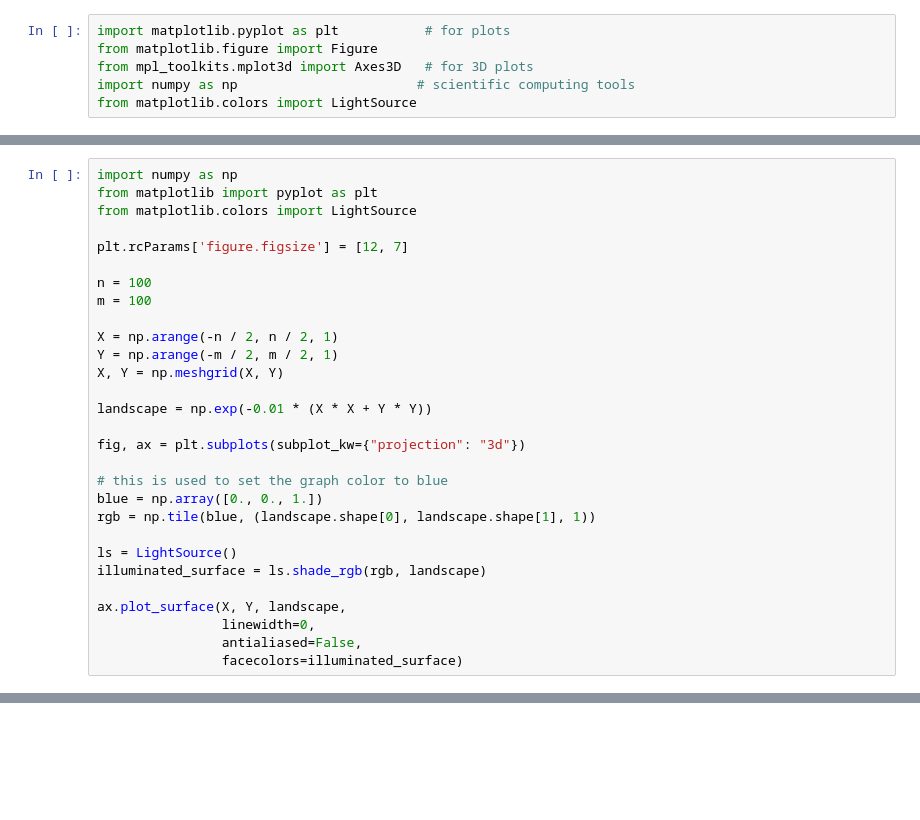
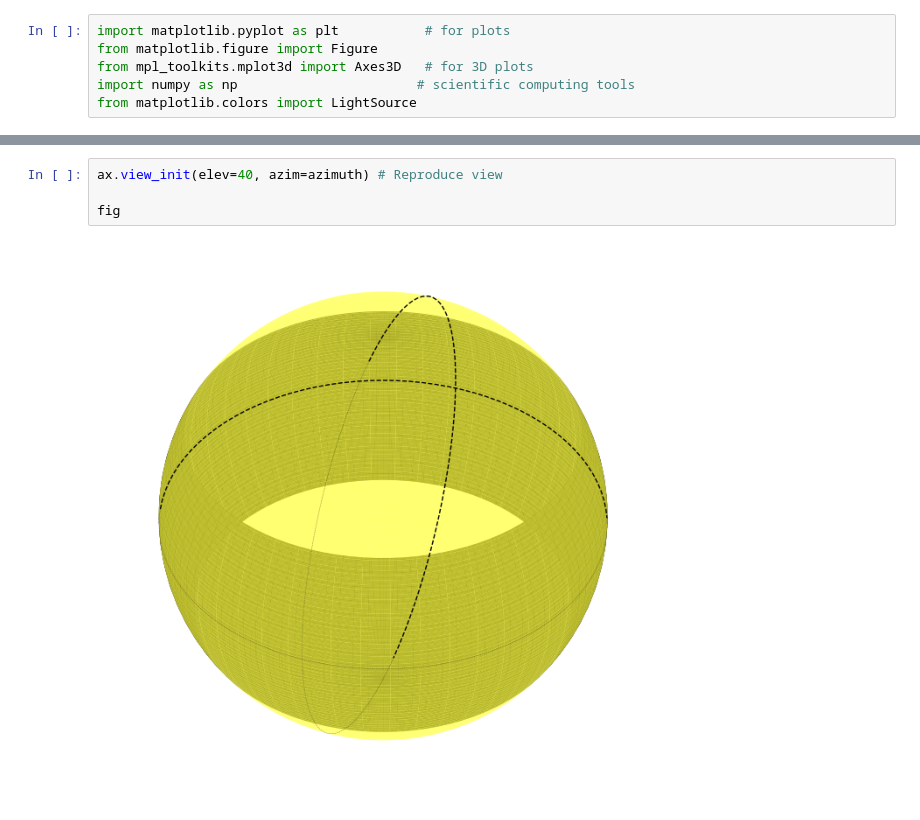
Before and after one commit to control-toolbox/Zermelo-Kupka, a Jupyter notebook: sphere.ipynb, the cells around one changed output, grey strips where cells are left out. Saved outputs shown, nothing was run; the diff lists cells and outputs as text; blank space fills up the shorter version.

```diff
--- a/sphere.ipynb
+++ b/sphere.ipynb
@@ -205,29 +209,0 @@ ModuleNotFoundError: No module named 'mayavi'
-# %%
-import numpy as np
-from matplotlib import pyplot as plt
-from matplotlib.colors import LightSource
-
-plt.rcParams['figure.figsize'] = [12, 7]
-
-n = 100
-m = 100
-
-X = np.arange(-n / 2, n / 2, 1)
-Y = np.arange(-m / 2, m / 2, 1)
-X, Y = np.meshgrid(X, Y)
-
-landscape = np.exp(-0.01 * (X * X + Y * Y))
-
-fig, ax = plt.subplots(subplot_kw={"projection": "3d"})
-
-# this is used to set the graph color to blue
-blue = np.array([0., 0., 1.])
-rgb = np.tile(blue, (landscape.shape[0], landscape.shape[1], 1))
-
-ls = LightSource()
-illuminated_surface = ls.shade_rgb(rgb, landscape)
-
-ax.plot_surface(X, Y, landscape,
-                linewidth=0,
-                antialiased=False,
-                facecolors=illuminated_surface)
@@ -291,0 +210,6 @@ draw_sphere(radius)
+# %%
+ax.view_init(elev=40, azim=azimuth) # Reproduce view
+
+fig
+# %% [output]
+[figure, added]
```
Also changed, not shown: parts of 6 cells of this notebook, 4 other files.
